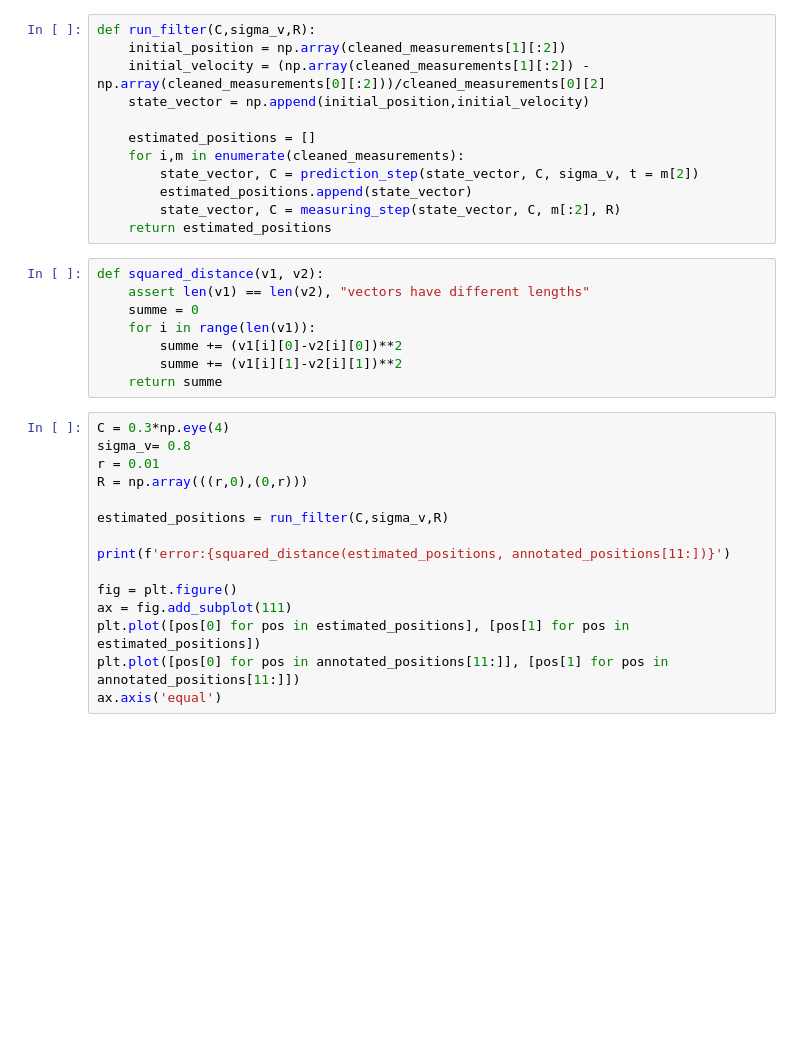
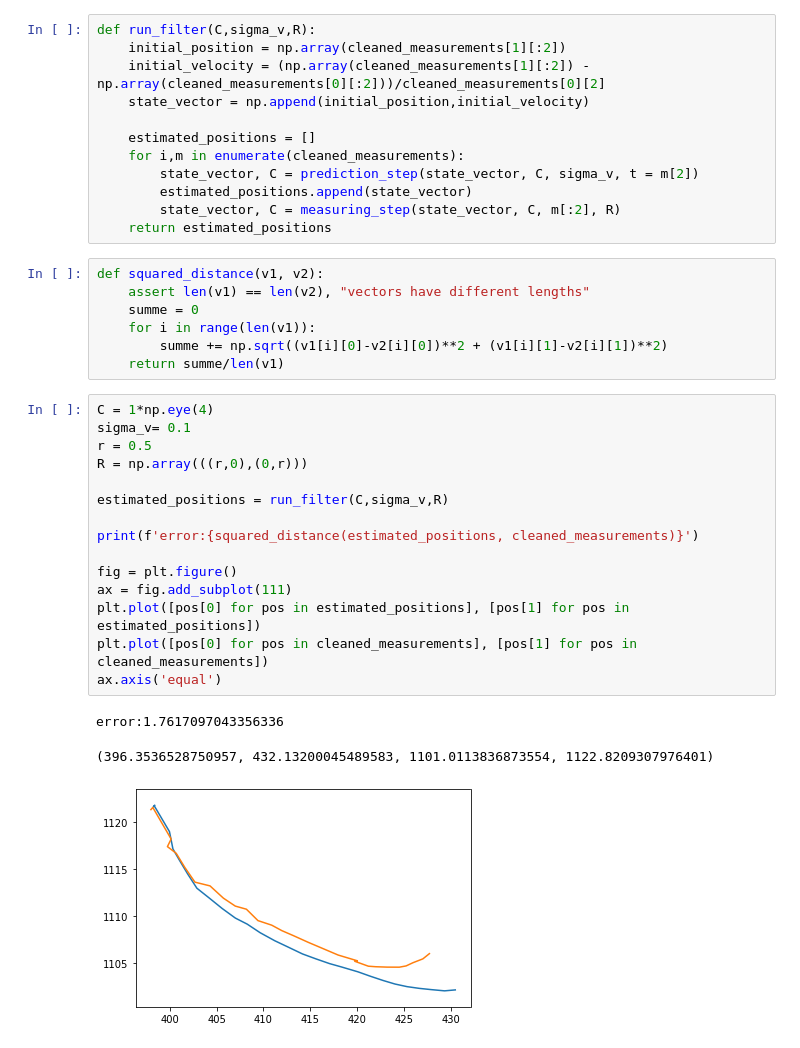
Before and after one commit to nilsbeyer/datafusion, a Jupyter notebook: week2.ipynb, the cells around one changed output. Saved outputs shown, nothing was run; the diff lists cells and outputs as text; blank space fills up the shorter version.

Commit message:
fixed a mistake and normalized error

```diff
--- a/week2.ipynb
+++ b/week2.ipynb
@@ -231,21 +275,24 @@ def squared_distance(v1, v2):
     assert len(v1) == len(v2), "vectors have different lengths"
     summe = 0
     for i in range(len(v1)):
-        summe += (v1[i][0]-v2[i][0])**2
-        summe += (v1[i][1]-v2[i][1])**2
-    return summe
+        summe += np.sqrt((v1[i][0]-v2[i][0])**2 + (v1[i][1]-v2[i][1])**2)
+    return summe/len(v1)
 # %%
-C = 0.3*np.eye(4)
-sigma_v= 0.8
-r = 0.01
+C = 1*np.eye(4)
+sigma_v= 0.1
+r = 0.5
 R = np.array(((r,0),(0,r)))
 
 estimated_positions = run_filter(C,sigma_v,R)
 
-print(f'error:{squared_distance(estimated_positions, annotated_positions[11:])}')
+print(f'error:{squared_distance(estimated_positions, cleaned_measurements)}')
 
 fig = plt.figure()
 ax = fig.add_subplot(111)
 plt.plot([pos[0] for pos in estimated_positions], [pos[1] for pos in estimated_positions])
-plt.plot([pos[0] for pos in annotated_positions[11:]], [pos[1] for pos in annotated_positions[11:]])
+plt.plot([pos[0] for pos in cleaned_measurements], [pos[1] for pos in cleaned_measurements])
 ax.axis('equal')
+# %% [output]
+error:1.7617097043356336
+(396.3536528750957, 432.13200045489583, 1101.0113836873554, 1122.8209307976401)
+[figure, added]
```
Also changed, not shown: parts of 3 cells of this notebook.
